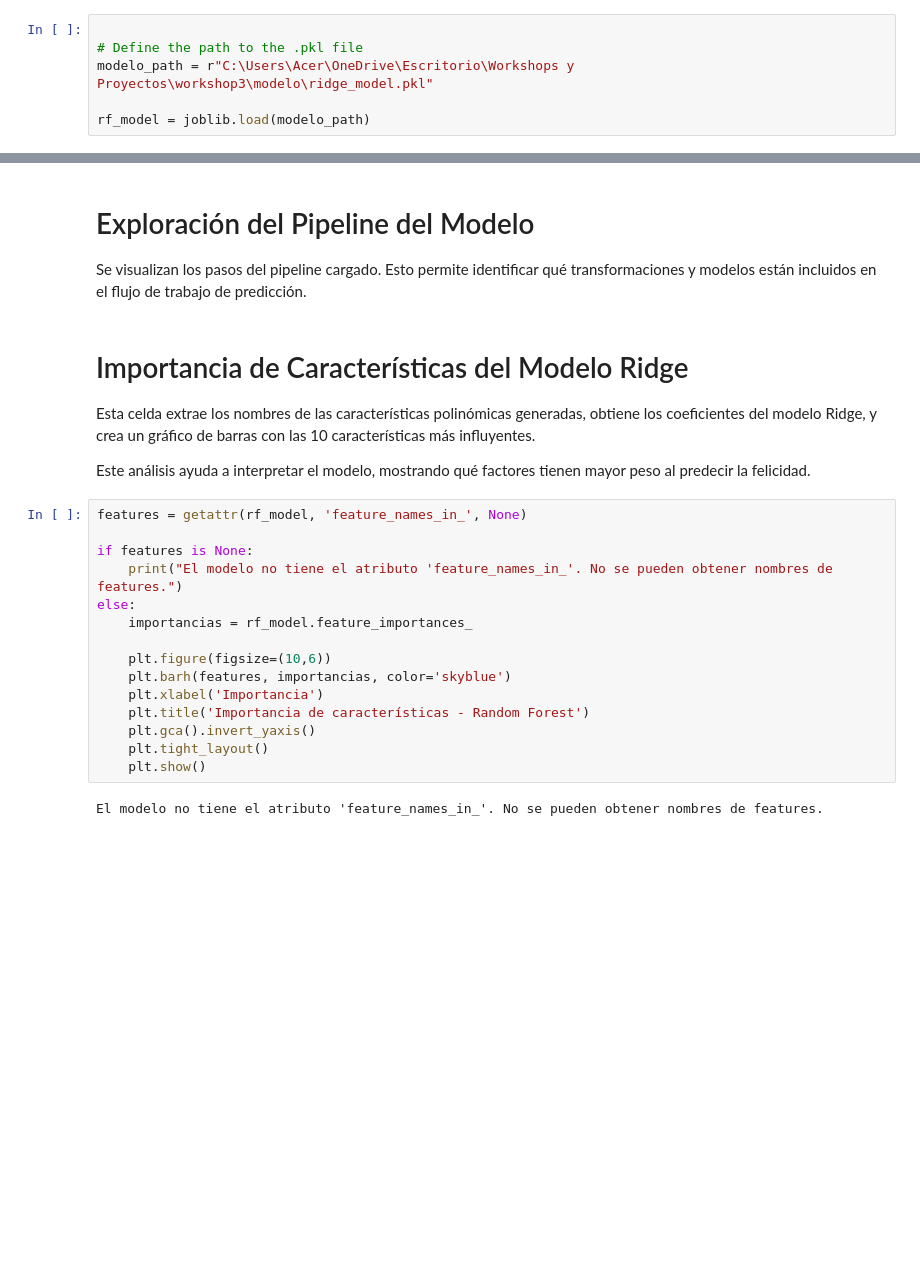
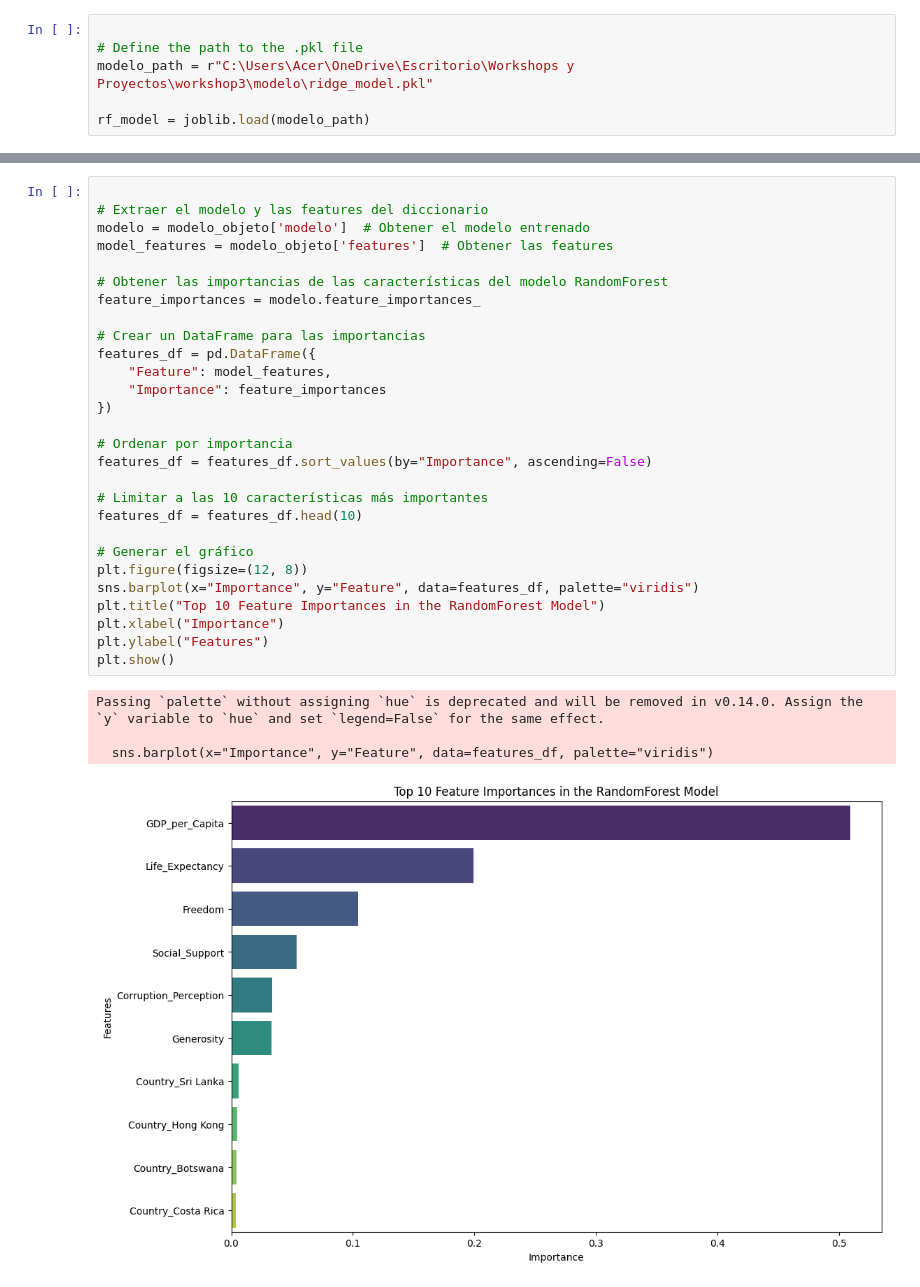
Before and after one commit to luzangelacarabali/ml-data-streaming, a Jupyter notebook: cuaderno/04_db_model.ipynb, the cells around one changed output, grey strips where cells are left out. Drawn from its saved outputs; the diff is of its cells as text; blank space fills up the shorter version.

```diff
--- a/cuaderno/04_db_model.ipynb
+++ b/cuaderno/04_db_model.ipynb
@@ -203,30 +215,36 @@ Claves del archivo pkl: dict_keys(['modelo', 'features'])
 - Country_Yemen
 - Country_Zambia
 - Country_Zimbabwe
-# %% [markdown]
-# Exploración del Pipeline del Modelo
-
-Se visualizan los pasos del pipeline cargado. Esto permite identificar qué transformaciones y modelos están incluidos en el flujo de trabajo de predicción.
-# %% [markdown]
-# Importancia de Características del Modelo Ridge
-
-Esta celda extrae los nombres de las características polinómicas generadas, obtiene los coeficientes del modelo Ridge, y crea un gráfico de barras con las 10 características más influyentes.
-
-Este análisis ayuda a interpretar el modelo, mostrando qué factores tienen mayor peso al predecir la felicidad.
-# %%
-features = getattr(rf_model, 'feature_names_in_', None)
-
-if features is None:
-    print("El modelo no tiene el atributo 'feature_names_in_'. No se pueden obtener nombres de features.")
-else:
-    importancias = rf_model.feature_importances_
-
-    plt.figure(figsize=(10,6))
-    plt.barh(features, importancias, color='skyblue')
-    plt.xlabel('Importancia')
-    plt.title('Importancia de características - Random Forest')
-    plt.gca().invert_yaxis()
-    plt.tight_layout()
-    plt.show()
-# %% [output]
-El modelo no tiene el atributo 'feature_names_in_'. No se pueden obtener nombres de features.
+# %%
+
+# Extraer el modelo y las features del diccionario
+modelo = modelo_objeto['modelo']  # Obtener el modelo entrenado
+model_features = modelo_objeto['features']  # Obtener las features
+
+# Obtener las importancias de las características del modelo RandomForest
+feature_importances = modelo.feature_importances_
+
+# Crear un DataFrame para las importancias
+features_df = pd.DataFrame({
+    "Feature": model_features,
+    "Importance": feature_importances
+})
+
+# Ordenar por importancia
+features_df = features_df.sort_values(by="Importance", ascending=False)
+
+# Limitar a las 10 características más importantes
+features_df = features_df.head(10)
+
+# Generar el gráfico
+plt.figure(figsize=(12, 8))
+sns.barplot(x="Importance", y="Feature", data=features_df, palette="viridis")
+plt.title("Top 10 Feature Importances in the RandomForest Model")
+plt.xlabel("Importance")
+plt.ylabel("Features")
+plt.show()
+# %% [output]
+Passing `palette` without assigning `hue` is deprecated and will be removed in v0.14.0. Assign the `y` variable to `hue` and set `legend=False` for the same effect.
+
+  sns.barplot(x="Importance", y="Feature", data=features_df, palette="viridis")
+[figure, added]
```
Also changed, not shown: parts of 14 cells of this notebook.
